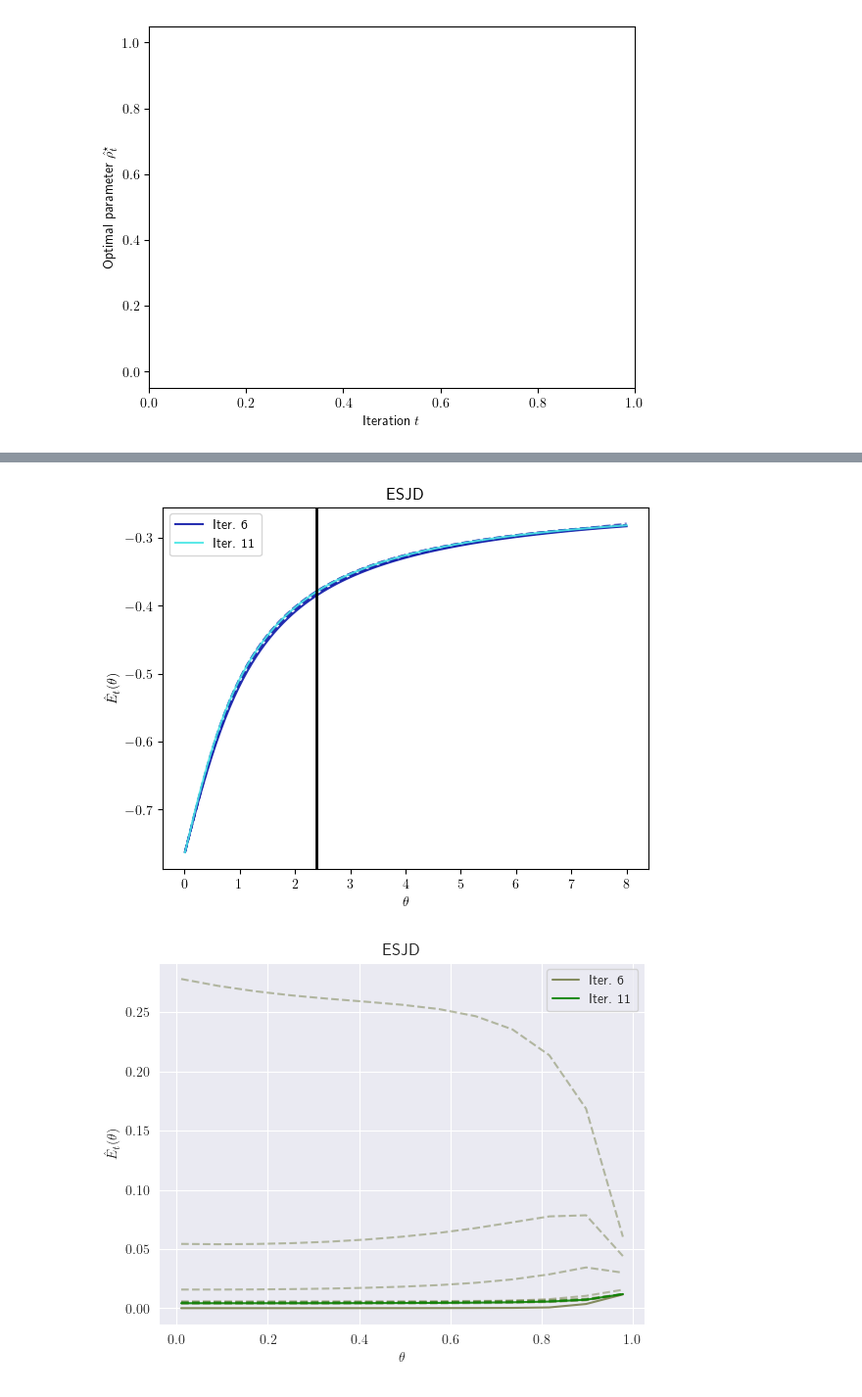
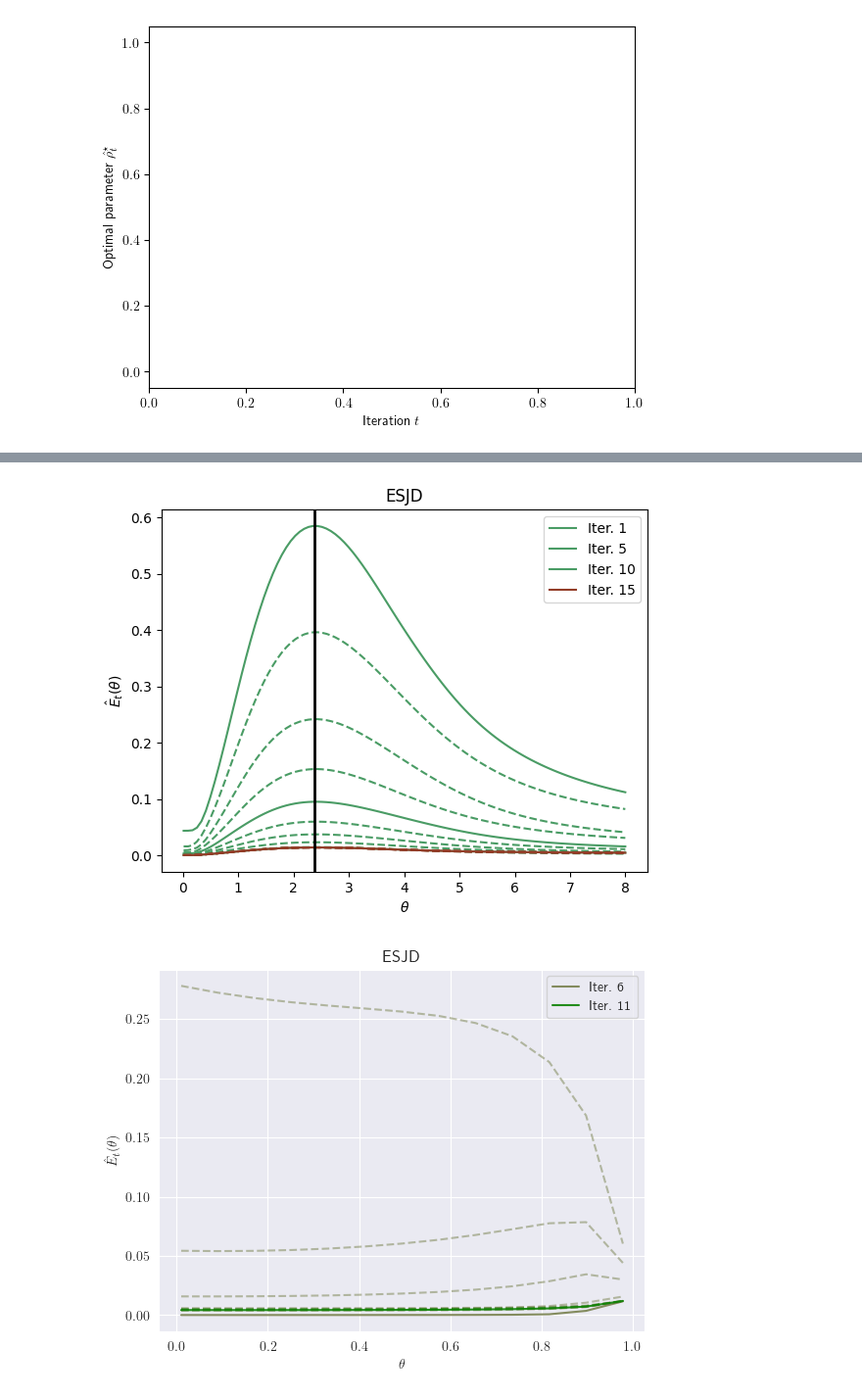
Before and after one commit to ylefay/adaptive_smc_tempering, a Jupyter notebook: adaptive_smc/experiments_bis/esjd_theta_star.ipynb, the cells around one changed output, grey strips where cells are left out. Shown at 98% size. Saved outputs shown, nothing was run; the diff lists cells and outputs as text; code cells hidden in the pictures.

```diff
--- a/adaptive_smc/experiments_bis/esjd_theta_star.ipynb
+++ b/adaptive_smc/experiments_bis/esjd_theta_star.ipynb
@@ -8,13 +8,13 @@ import pandas as pd
 
 PKLs = []
 PKL_titles = []
-DIR = "./gaussians/output/"
+DIR = "./gaussians/output/dim10/"
 for file in os.listdir(DIR):
     if file.endswith(".pkl"):
         PKLs.append(pickle.load(open(DIR+file, "rb")))
         PKL_titles.append(str(file))
 n = len(PKLs)
-plt.rcParams['text.usetex'] = True
+plt.rcParams['text.usetex'] = False
 # %%
 list_idx_rwmh = []
 list_idx_ar = []
@@ -71,27 +71,27 @@ plt.savefig(DIR+"RW_optimal_parameter.png")
 # %%
 GRID_ESJD = jnp.linspace(0.01, 8, 100)
 
 NUM_COLORS = 30
 color_set = set()
 while len(color_set)<NUM_COLORS:
     random_integers = [np.random.randint(0, 255)/255 for _ in range(3)]
     color_set.add(tuple(random_integers))
 
 
 color_set = list(color_set)
 color_set = [tuple(n) for n in color_set]
 idx = 0
-for j in range(1, PKLs[idx]['res'][5].shape[1]):
+for j in range(PKLs[idx]['res'][5].shape[1]):
     criteria_function = PKLs[idx]['res'][5].mean(axis=0)
-    plt.plot(GRID_ESJD, criteria_function[j], label=f"Iter. {str(j+1)}" if j%5==0 else None, alpha=0.9 if j%5==0 else 0.5, color=color_set[j//10], linestyle="solid" if j%5==0 else "--")
+    plt.plot(GRID_ESJD, criteria_function[j], label=f"Iter. {str(j+1)}" if j in [0, 4, 9, 14, 19] else None, color=color_set[j//10], linestyle="solid" if  j in [0, 4, 9, 14, 19] else "--")
 plt.axvline(x=2.38, ymin=0, ymax = 1, linewidth=2, color='k')
 plt.legend()
 plt.title("ESJD")
 plt.ylabel(r"$\hat{E}_t(\theta)$")
 plt.xlabel(r'$\theta$')
 plt.savefig(DIR+f"{PKL_titles[idx]}criteria_function.png")
 # %% [output]
-[figure, old version]
+[figure, new version]
 # %%
 GRID_ESJD = jnp.linspace(0.01, 8, 100)
 
```
Also changed, not shown: parts of 5 cells of this notebook, 5 other files.
